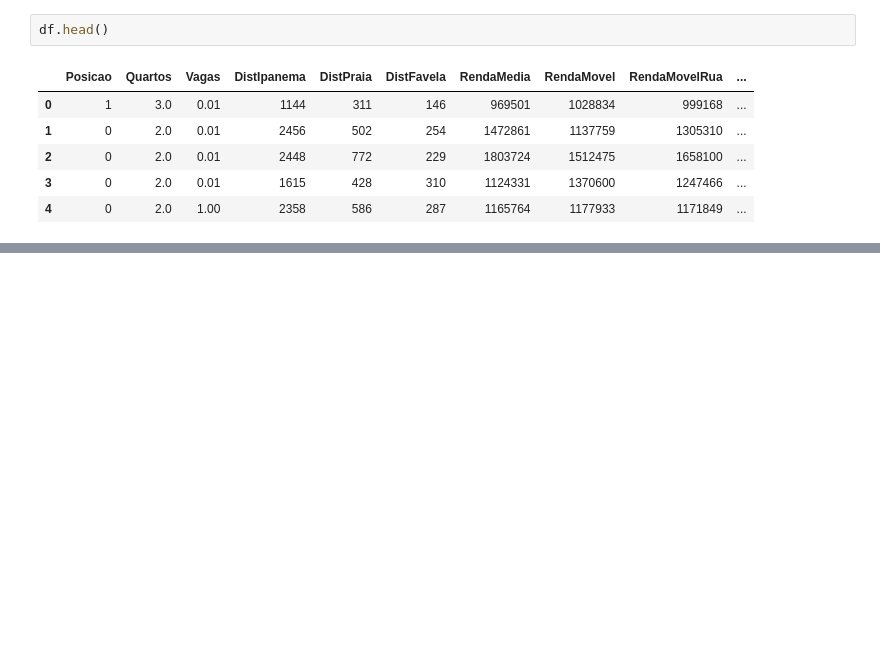
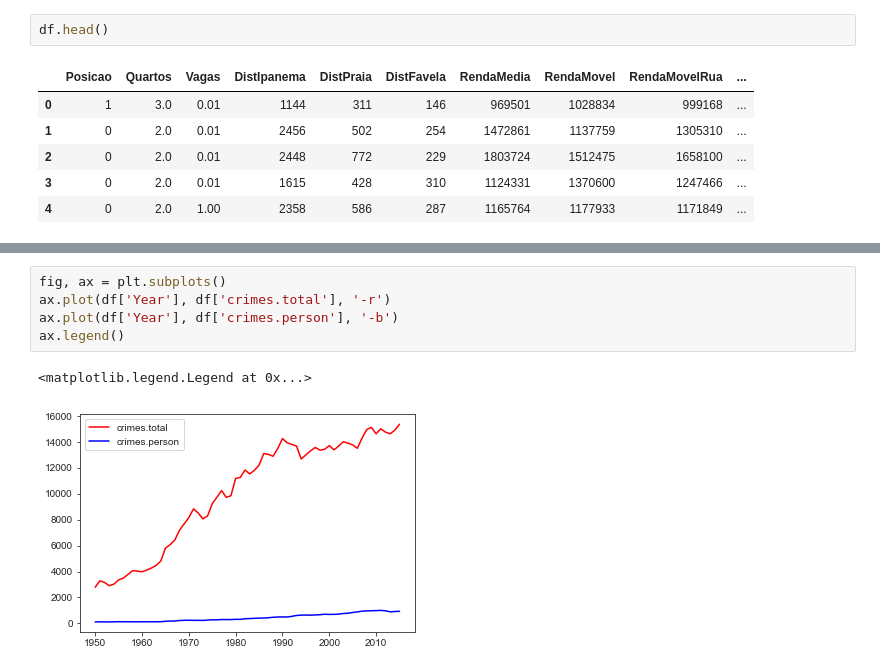
Before and after one commit to AndersonANascimento/udemy, a Jupyter notebook: Seção 6 - Pandas.ipynb, the cells around one changed output, grey strips where cells are left out. Cells and saved outputs as stored; diff of their text form; blank space fills up the shorter version.

```diff
--- a/Seção 6 - Pandas.ipynb
+++ b/Seção 6 - Pandas.ipynb
@@ -1707,0 +1757,8 @@ df.head()
+# %%
+fig, ax = plt.subplots()
+ax.plot(df['Year'], df['crimes.total'], '-r')
+ax.plot(df['Year'], df['crimes.person'], '-b')
+ax.legend()
+# %% [output]
+<matplotlib.legend.Legend at 0x...>
+[figure, added]
```
Also changed, not shown: parts of 43 cells of this notebook, 4 other files.
